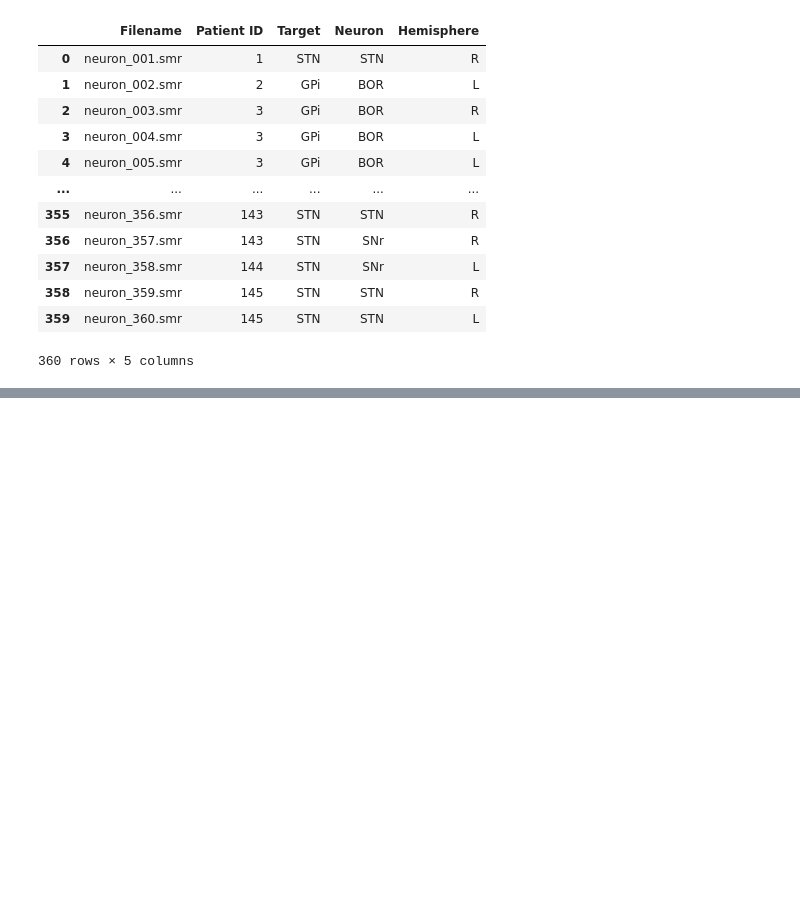
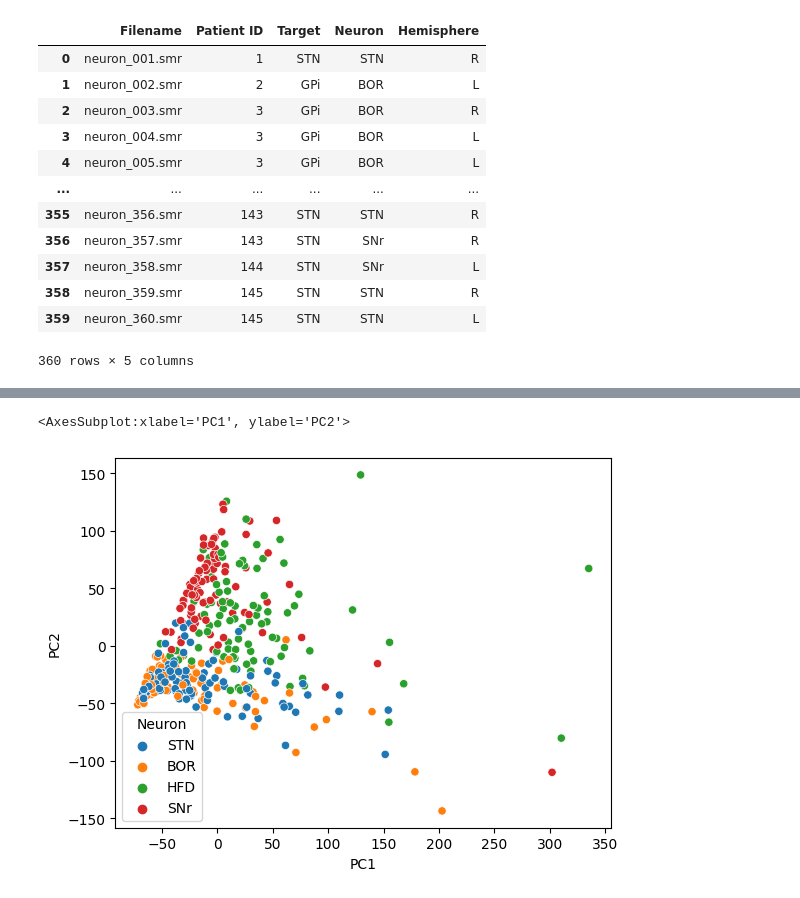
Before and after one commit to jazlynntan/BME1500H_group5, a Jupyter notebook: ModelTraining.ipynb, the cells around one changed output, grey strips where cells are left out. Saved outputs shown, nothing was run; the diff lists cells and outputs as text; code cells hidden in the pictures; blank space fills up the shorter version.

```diff
--- a/ModelTraining.ipynb
+++ b/ModelTraining.ipynb
@@ -239,0 +457,13 @@ array([0.08802733, 0.09329092, 0.05104145, 0.03462707, 0.03123744,
+# %%
+from sklearn.decomposition import PCA
+
+pca = PCA(n_components=5)
+pca_features = pca.fit_transform(combined_data[features])
+
+pcd_df = pd.DataFrame(pca_features, columns=['PC' + str(i) for i in range(1,6)])
+pcd_df['Neuron'] = combined_data['Neuron']
+
+sns.scatterplot(pcd_df,x='PC1',y='PC2',hue='Neuron')
+# %% [output]
+<AxesSubplot:xlabel='PC1', ylabel='PC2'>
+[figure, added]
```
Also changed, not shown: parts of 13 cells of this notebook, 3 other files.
